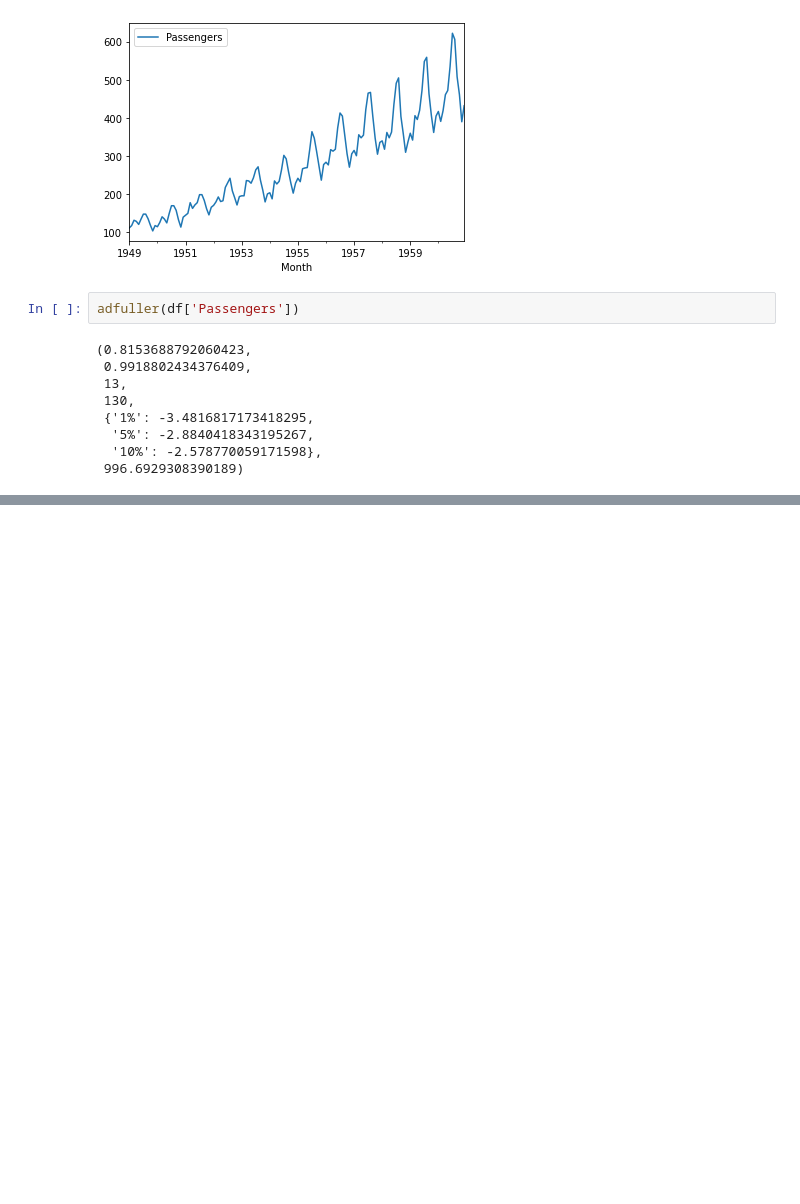
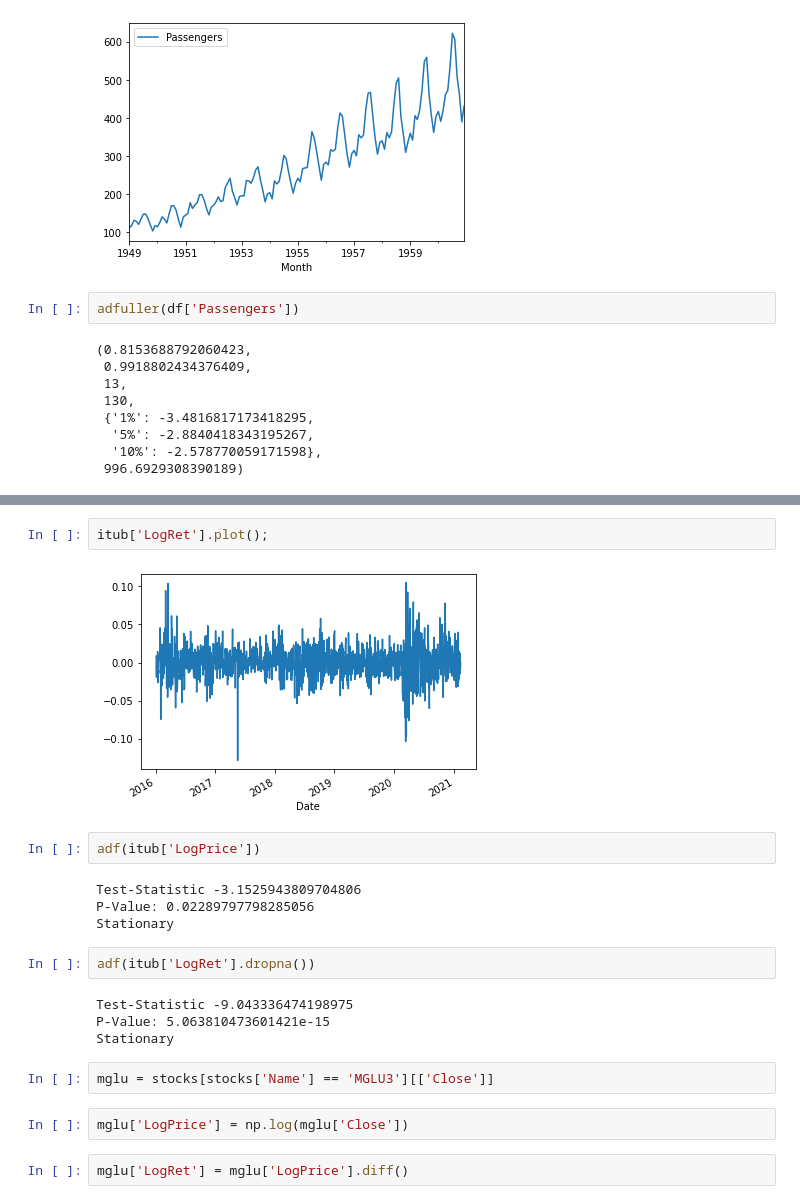
Before and after one commit to cafe-com-analytics/financial_engineering_adachi, a Jupyter notebook: notebooks/S3_Stationarity.ipynb, the cells around one changed output, grey strips where cells are left out. Cells and saved outputs as stored; diff of their text form; blank space fills up the shorter version.

```diff
--- a/notebooks/S3_Stationarity.ipynb
+++ b/notebooks/S3_Stationarity.ipynb
@@ -22,0 +111,22 @@ adfuller(df['Passengers'])
+# %%
+itub['LogRet'].plot();
+# %% [output]
+[figure, added]
+# %%
+adf(itub['LogPrice'])
+# %% [output]
+Test-Statistic -3.1525943809704806
+P-Value: 0.02289797798285056
+Stationary
+# %%
+adf(itub['LogRet'].dropna())
+# %% [output]
+Test-Statistic -9.043336474198975
+P-Value: 5.063810473601421e-15
+Stationary
+# %%
+mglu = stocks[stocks['Name'] == 'MGLU3'][['Close']]
+# %%
+mglu['LogPrice'] = np.log(mglu['Close'])
+# %%
+mglu['LogRet'] = mglu['LogPrice'].diff()
```
Also changed, not shown: parts of 22 cells of this notebook, 5 other files.
